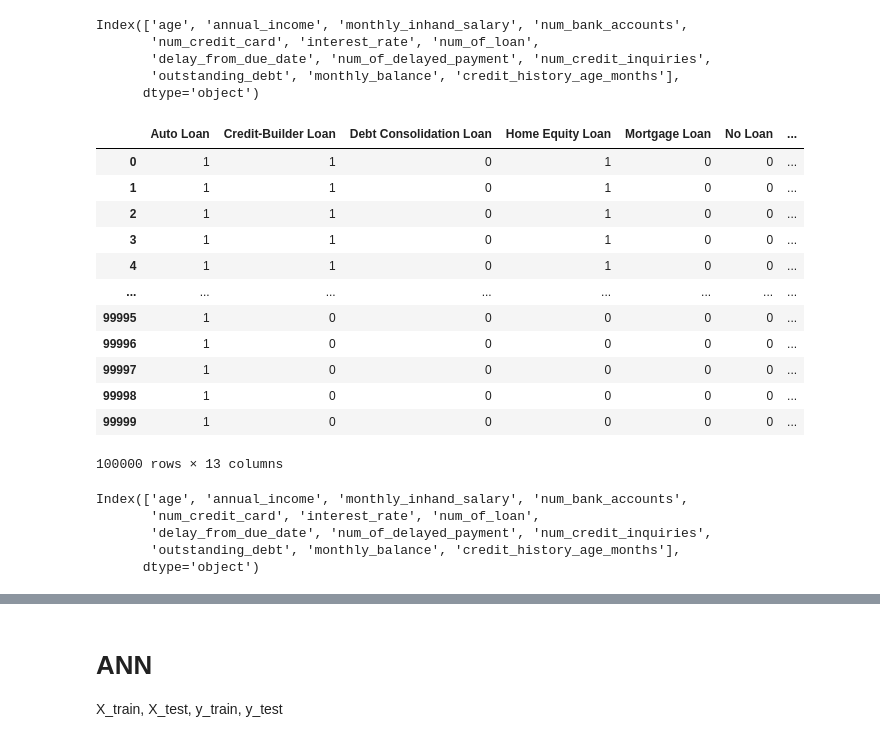
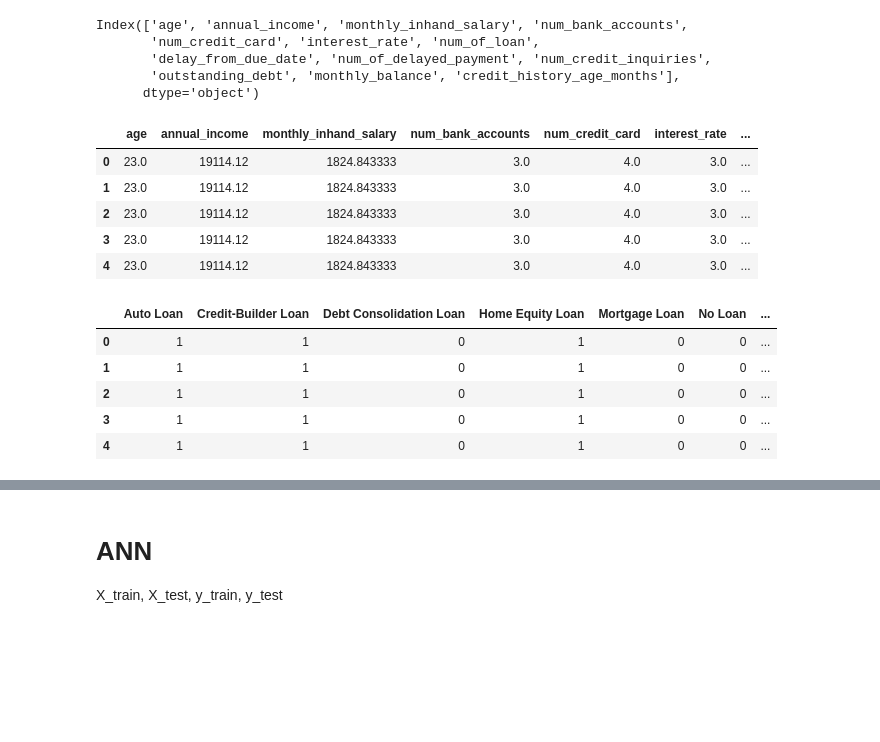
Before and after one commit to gilchea/credit_score_team2_k45, a Jupyter notebook: report.ipynb, the cells around one changed output, grey strips where cells are left out. Drawn from its saved outputs; the diff is of its cells as text; code cells hidden in the pictures; blank space fills up the shorter version.

```diff
--- a/report.ipynb
+++ b/report.ipynb
@@ -1978,29 +1978,21 @@ Index(['age', 'annual_income', 'monthly_inhand_salary', 'num_bank_accounts',
        'delay_from_due_date', 'num_of_delayed_payment', 'num_credit_inquiries',
        'outstanding_debt', 'monthly_balance', 'credit_history_age_months'],
       dtype='object')
+# %%
+df_num.head()
+# %% [output]
+|  | age | annual_income | monthly_inhand_salary | num_bank_accounts | num_credit_card | interest_rate | ... |
+| 0 | 23.0 | 19114.12 | 1824.843333 | 3.0 | 4.0 | 3.0 | ... |
+| 1 | 23.0 | 19114.12 | 1824.843333 | 3.0 | 4.0 | 3.0 | ... |
+| 2 | 23.0 | 19114.12 | 1824.843333 | 3.0 | 4.0 | 3.0 | ... |
+| 3 | 23.0 | 19114.12 | 1824.843333 | 3.0 | 4.0 | 3.0 | ... |
+| 4 | 23.0 | 19114.12 | 1824.843333 | 3.0 | 4.0 | 3.0 | ... |
 # %%
-df_cat
+df_cat.head()
 # %% [output]
 |  | Auto Loan | Credit-Builder Loan | Debt Consolidation Loan | Home Equity Loan | Mortgage Loan | No Loan | ... |
 | 0 | 1 | 1 | 0 | 1 | 0 | 0 | ... |
 | 1 | 1 | 1 | 0 | 1 | 0 | 0 | ... |
 | 2 | 1 | 1 | 0 | 1 | 0 | 0 | ... |
 | 3 | 1 | 1 | 0 | 1 | 0 | 0 | ... |
 | 4 | 1 | 1 | 0 | 1 | 0 | 0 | ... |
-| ... | ... | ... | ... | ... | ... | ... | ... |
-| 99995 | 1 | 0 | 0 | 0 | 0 | 0 | ... |
-| 99996 | 1 | 0 | 0 | 0 | 0 | 0 | ... |
-| 99997 | 1 | 0 | 0 | 0 | 0 | 0 | ... |
-| 99998 | 1 | 0 | 0 | 0 | 0 | 0 | ... |
-| 99999 | 1 | 0 | 0 | 0 | 0 | 0 | ... |
-100000 rows × 13 columns
-# %%
-# Lọc ra đúng các cột kiểu số, loại bỏ các object/string
-x_num = df_num.select_dtypes(include=['number']).columns
-x_num
-# %% [output]
-Index(['age', 'annual_income', 'monthly_inhand_salary', 'num_bank_accounts',
-       'num_credit_card', 'interest_rate', 'num_of_loan',
-       'delay_from_due_date', 'num_of_delayed_payment', 'num_credit_inquiries',
-       'outstanding_debt', 'monthly_balance', 'credit_history_age_months'],
-      dtype='object')
```
Also changed, not shown: parts of 46 cells of this notebook.
